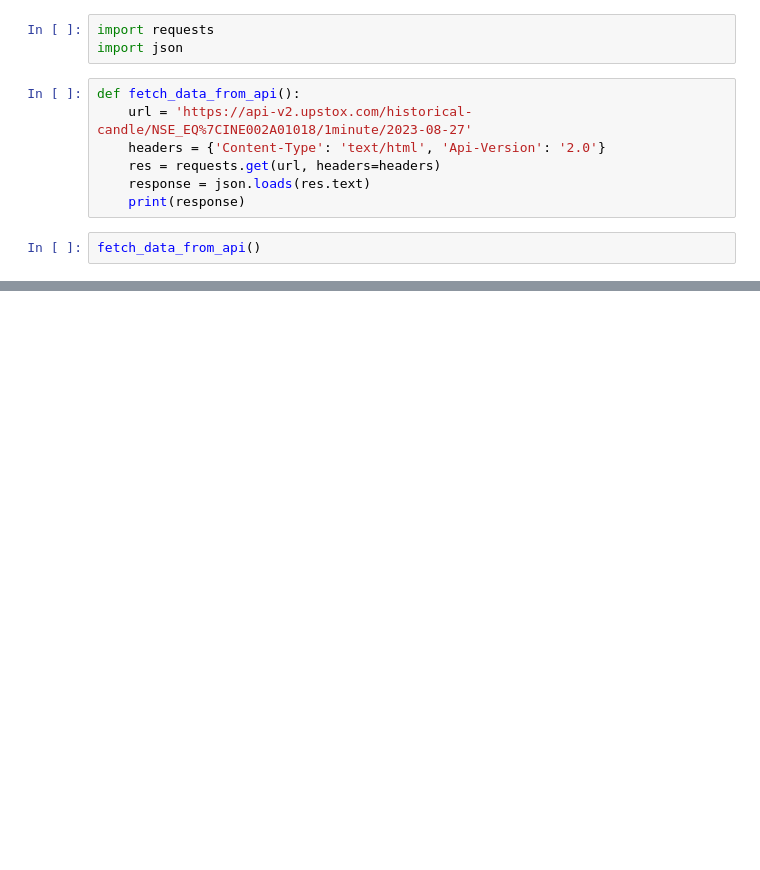
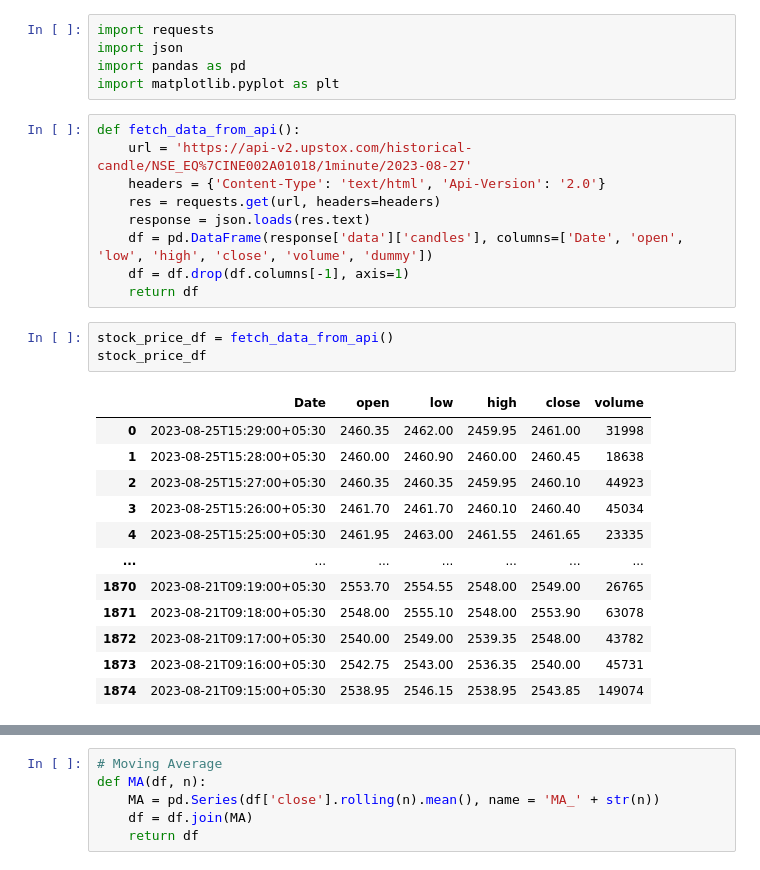
Before and after one commit to yashmittal-ym/algotrading, a Jupyter notebook: get_data.ipynb, the cells around one changed output, grey strips where cells are left out. Cells and saved outputs as stored; diff of their text form; blank space fills up the shorter version.

```diff
--- a/get_data.ipynb
+++ b/get_data.ipynb
@@ -1,13 +28,30 @@
 # %%
 import requests
 import json
+import pandas as pd
+import matplotlib.pyplot as plt
 # %%
 def fetch_data_from_api():
     url = 'https://api-v2.upstox.com/historical-candle/NSE_EQ%7CINE002A01018/1minute/2023-08-27'
     headers = {'Content-Type': 'text/html', 'Api-Version': '2.0'}
     res = requests.get(url, headers=headers)
     response = json.loads(res.text)
-    print(response)
+    df = pd.DataFrame(response['data']['candles'], columns=['Date', 'open', 'low', 'high', 'close', 'volume', 'dummy'])
+    df = df.drop(df.columns[-1], axis=1)
+    return df
 # %%
-fetch_data_from_api()
+stock_price_df = fetch_data_from_api()
+stock_price_df
 # %% [output]
+|  | Date | open | low | high | close | volume |
+| 0 | 2023-08-25T15:29:00+05:30 | 2460.35 | 2462.00 | 2459.95 | 2461.00 | 31998 |
+| 1 | 2023-08-25T15:28:00+05:30 | 2460.00 | 2460.90 | 2460.00 | 2460.45 | 18638 |
+| 2 | 2023-08-25T15:27:00+05:30 | 2460.35 | 2460.35 | 2459.95 | 2460.10 | 44923 |
+| 3 | 2023-08-25T15:26:00+05:30 | 2461.70 | 2461.70 | 2460.10 | 2460.40 | 45034 |
+| 4 | 2023-08-25T15:25:00+05:30 | 2461.95 | 2463.00 | 2461.55 | 2461.65 | 23335 |
+| ... | ... | ... | ... | ... | ... | ... |
+| 1870 | 2023-08-21T09:19:00+05:30 | 2553.70 | 2554.55 | 2548.00 | 2549.00 | 26765 |
+| 1871 | 2023-08-21T09:18:00+05:30 | 2548.00 | 2555.10 | 2548.00 | 2553.90 | 63078 |
+| 1872 | 2023-08-21T09:17:00+05:30 | 2540.00 | 2549.00 | 2539.35 | 2548.00 | 43782 |
+| 1873 | 2023-08-21T09:16:00+05:30 | 2542.75 | 2543.00 | 2536.35 | 2540.00 | 45731 |
+| 1874 | 2023-08-21T09:15:00+05:30 | 2538.95 | 2546.15 | 2538.95 | 2543.85 | 149074 |
@@ -14,0 +59,6 @@ fetch_data_from_api()
+# %%
+# Moving Average
+def MA(df, n):
+    MA = pd.Series(df['close'].rolling(n).mean(), name = 'MA_' + str(n))
+    df = df.join(MA)
+    return df
```
Also changed, not shown: parts of 3 cells of this notebook.
